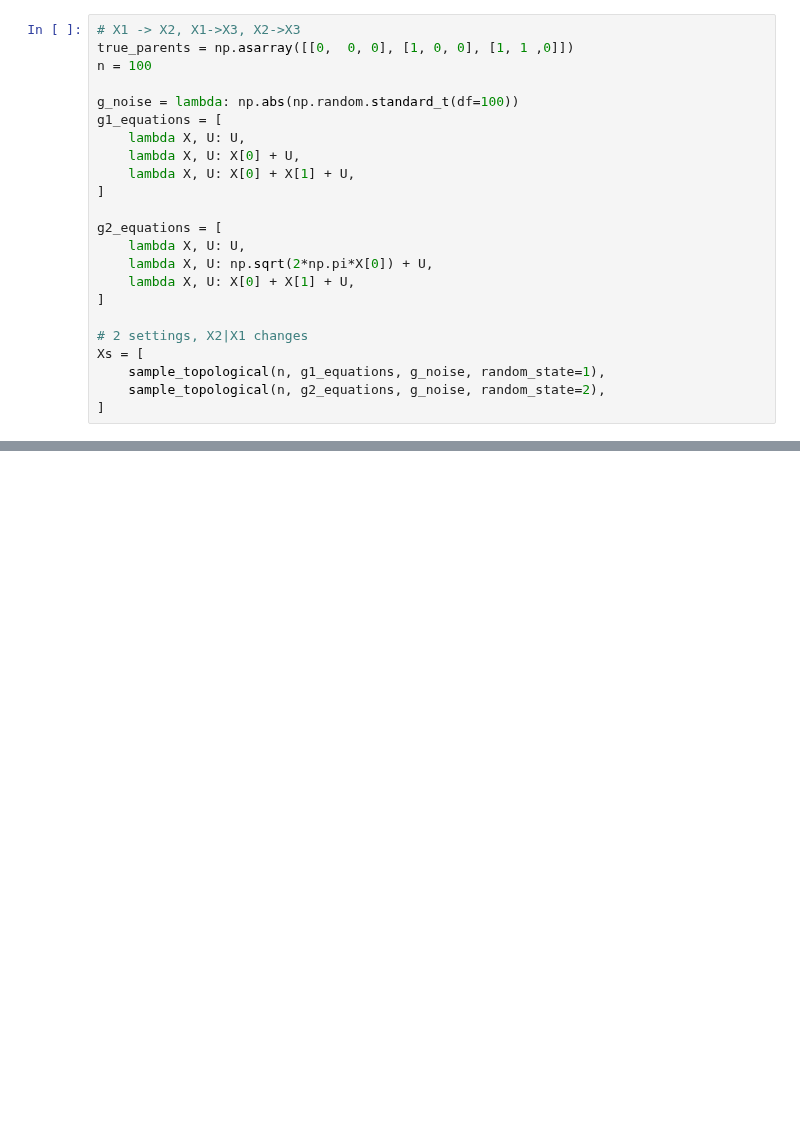
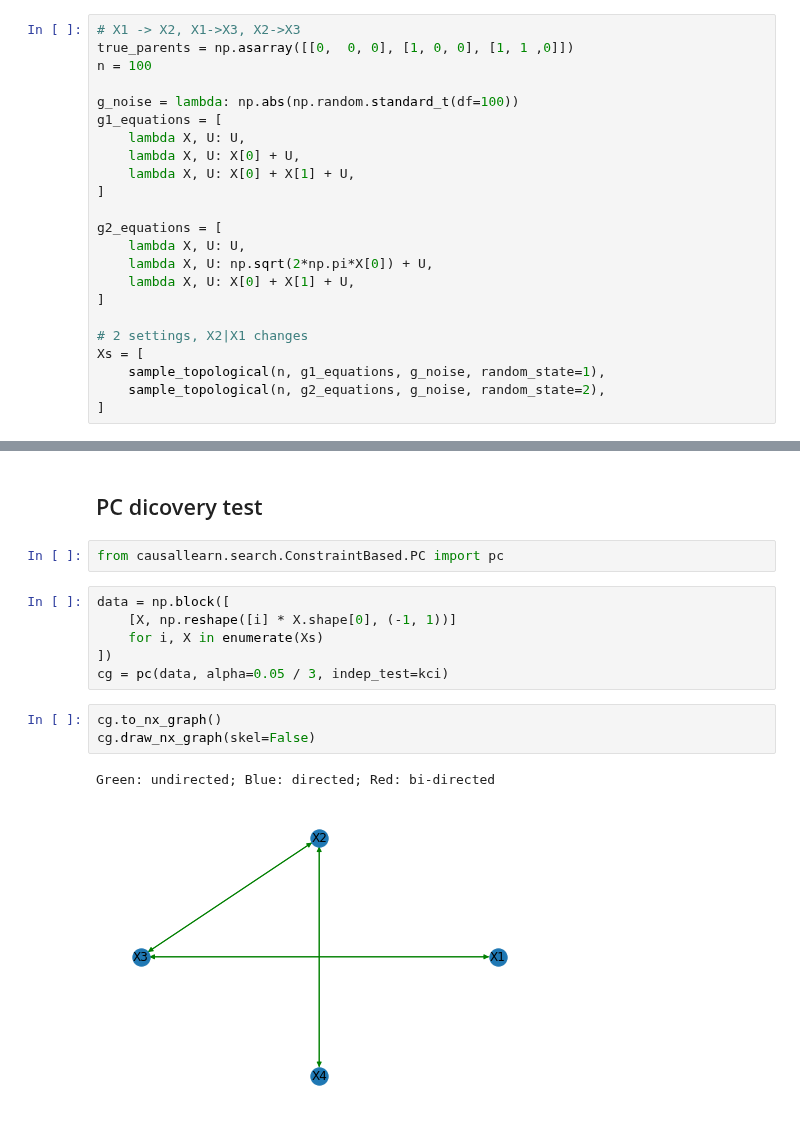
Before and after one commit to rflperry/sparse_shift, a Jupyter notebook: notebooks/06-rp-causal_learn_tests.ipynb, the cells around one changed output, grey strips where cells are left out. Drawn from its saved outputs; the diff is of its cells as text; blank space fills up the shorter version.

```diff
--- a/notebooks/06-rp-causal_learn_tests.ipynb
+++ b/notebooks/06-rp-causal_learn_tests.ipynb
@@ -52,0 +67,16 @@ array([[1., 0.],
+# %% [markdown]
+## PC dicovery test
+# %%
+from causallearn.search.ConstraintBased.PC import pc
+# %%
+data = np.block([
+    [X, np.reshape([i] * X.shape[0], (-1, 1))]
+    for i, X in enumerate(Xs)
+])
+cg = pc(data, alpha=0.05 / 3, indep_test=kci)
+# %%
+cg.to_nx_graph()
+cg.draw_nx_graph(skel=False)
+# %% [output]
+Green: undirected; Blue: directed; Red: bi-directed
+[figure, added]
```
Also changed, not shown: parts of 9 cells of this notebook, 15 other files.
